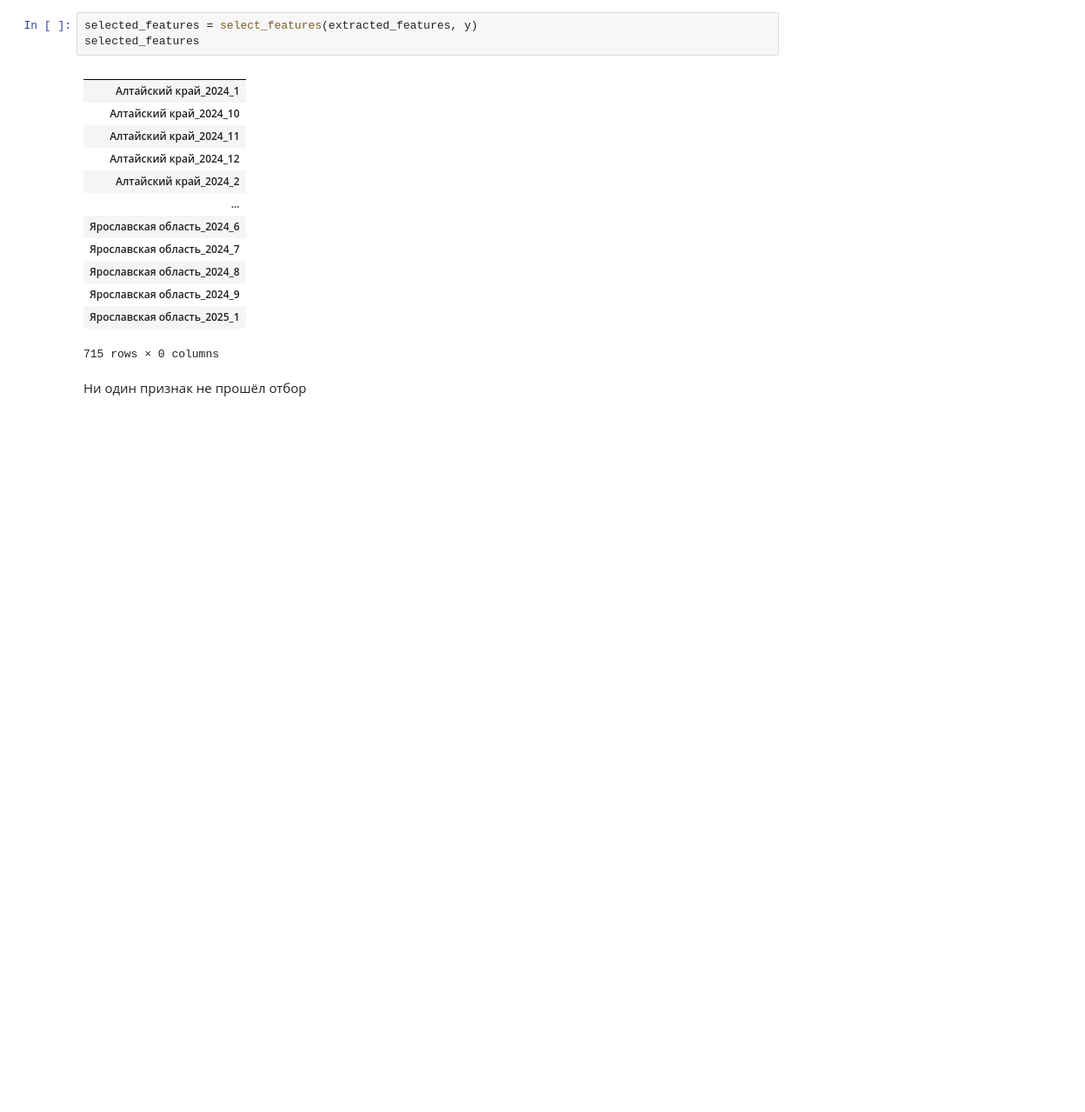
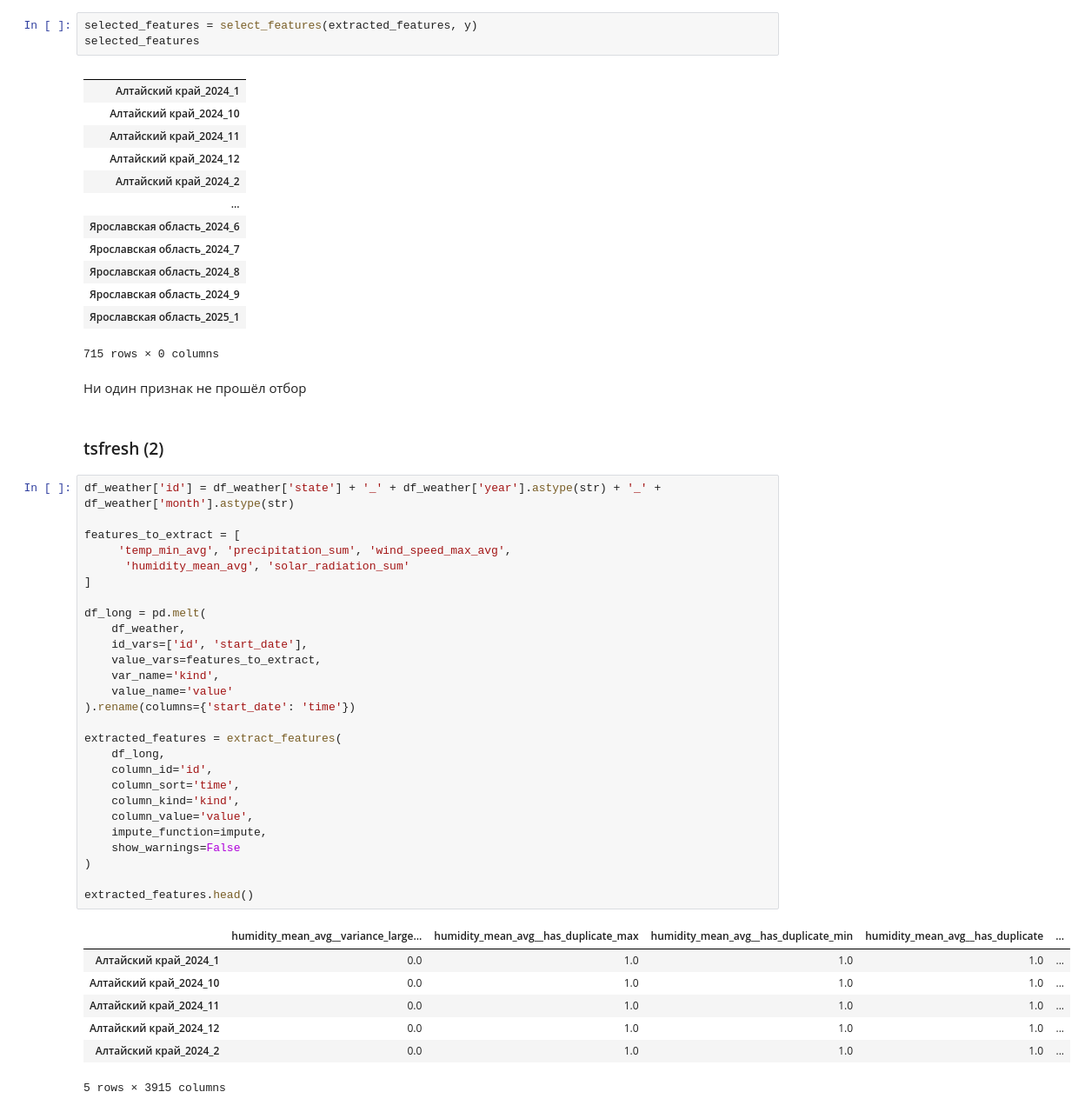
Before and after one commit to rokerius/CU_TL_Megafon_NPS, a Jupyter notebook: denis/weather_data/workbook.ipynb, the cells around one changed output. Shown: that part at 87% size. Saved outputs shown, nothing was run; the diff lists cells and outputs as text; blank space fills up the shorter version.

Commit message:
tsfresh-2

```diff
--- a/denis/weather_data/workbook.ipynb
+++ b/denis/weather_data/workbook.ipynb
@@ -263,3 +263,40 @@ selected_features
 715 rows × 0 columns
 # %% [markdown]
 Ни один признак не прошёл отбор
+# %% [markdown]
+### tsfresh (2)
+# %%
+df_weather['id'] = df_weather['state'] + '_' + df_weather['year'].astype(str) + '_' + df_weather['month'].astype(str)
+
+features_to_extract = [
+     'temp_min_avg', 'precipitation_sum', 'wind_speed_max_avg',
+      'humidity_mean_avg', 'solar_radiation_sum'
+]
+
+df_long = pd.melt(
+    df_weather,
+    id_vars=['id', 'start_date'],
+    value_vars=features_to_extract,
+    var_name='kind',
+    value_name='value'
+).rename(columns={'start_date': 'time'})
+
+extracted_features = extract_features(
+    df_long,
+    column_id='id',
+    column_sort='time',
+    column_kind='kind',
+    column_value='value',
+    impute_function=impute,
+    show_warnings=False
+)
+
+extracted_features.head()
+# %% [output]
+|  | humidity_mean_avg__variance_large... | humidity_mean_avg__has_duplicate_max | humidity_mean_avg__has_duplicate_min | humidity_mean_avg__has_duplicate | ... |
+| Алтайский край_2024_1 | 0.0 | 1.0 | 1.0 | 1.0 | ... |
+| Алтайский край_2024_10 | 0.0 | 1.0 | 1.0 | 1.0 | ... |
+| Алтайский край_2024_11 | 0.0 | 1.0 | 1.0 | 1.0 | ... |
+| Алтайский край_2024_12 | 0.0 | 1.0 | 1.0 | 1.0 | ... |
+| Алтайский край_2024_2 | 0.0 | 1.0 | 1.0 | 1.0 | ... |
+5 rows × 3915 columns
```
Also changed, not shown: parts of 3 cells of this notebook, 2 other files.
